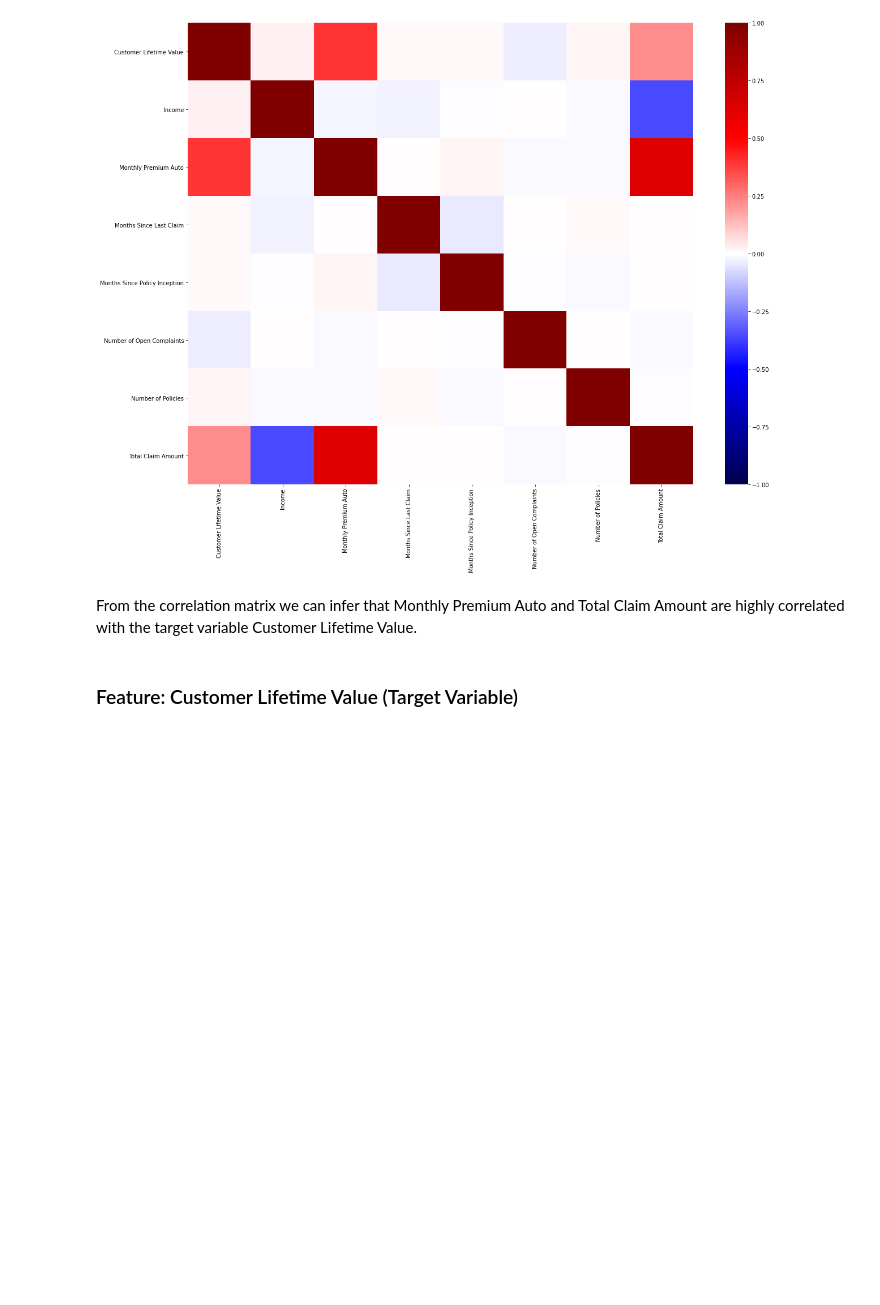
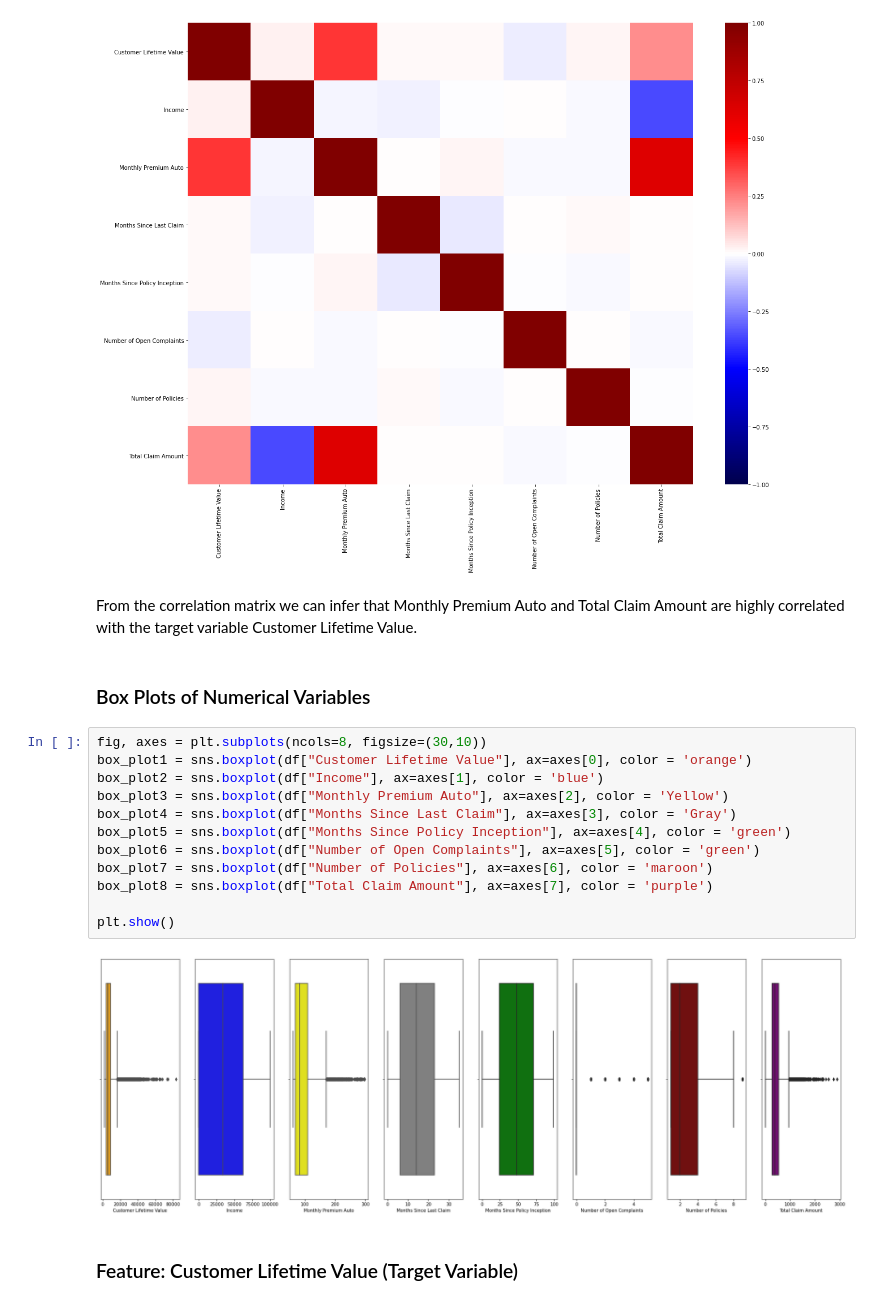
Before and after one commit to ddahiya16/Machine-Learning, a Jupyter notebook: Customer Life Time Value Prediction Model.ipynb, the cells around one changed output. Saved outputs shown, nothing was run; the diff lists cells and outputs as text; blank space fills up the shorter version.

```diff
--- a/Customer Life Time Value Prediction Model.ipynb
+++ b/Customer Life Time Value Prediction Model.ipynb
@@ -157,6 +157,22 @@ plt.show
 [figure]
 # %% [markdown]
 From the correlation matrix we can infer that Monthly Premium Auto and Total Claim Amount are highly correlated with the target variable Customer Lifetime Value.
+# %% [markdown]
+### Box Plots of Numerical Variables
+# %%
+fig, axes = plt.subplots(ncols=8, figsize=(30,10))
+box_plot1 = sns.boxplot(df["Customer Lifetime Value"], ax=axes[0], color = 'orange')
+box_plot2 = sns.boxplot(df["Income"], ax=axes[1], color = 'blue')
+box_plot3 = sns.boxplot(df["Monthly Premium Auto"], ax=axes[2], color = 'Yellow')
+box_plot4 = sns.boxplot(df["Months Since Last Claim"], ax=axes[3], color = 'Gray')
+box_plot5 = sns.boxplot(df["Months Since Policy Inception"], ax=axes[4], color = 'green')
+box_plot6 = sns.boxplot(df["Number of Open Complaints"], ax=axes[5], color = 'green')
+box_plot7 = sns.boxplot(df["Number of Policies"], ax=axes[6], color = 'maroon')
+box_plot8 = sns.boxplot(df["Total Claim Amount"], ax=axes[7], color = 'purple')
+
+plt.show()
+# %% [output]
+[figure, added]
 # %% [markdown]
 ### Feature: Customer Lifetime Value (Target Variable)
 # %%
```
Also changed, not shown: parts of 38 cells of this notebook.
